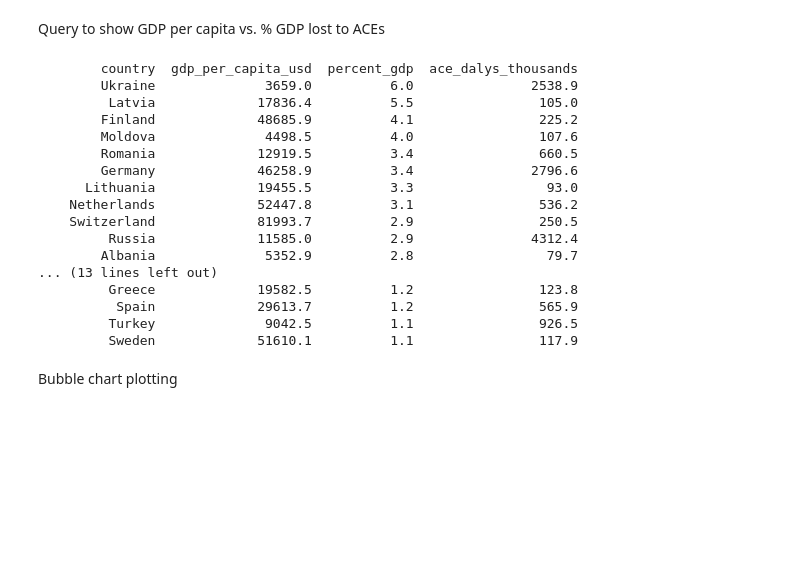
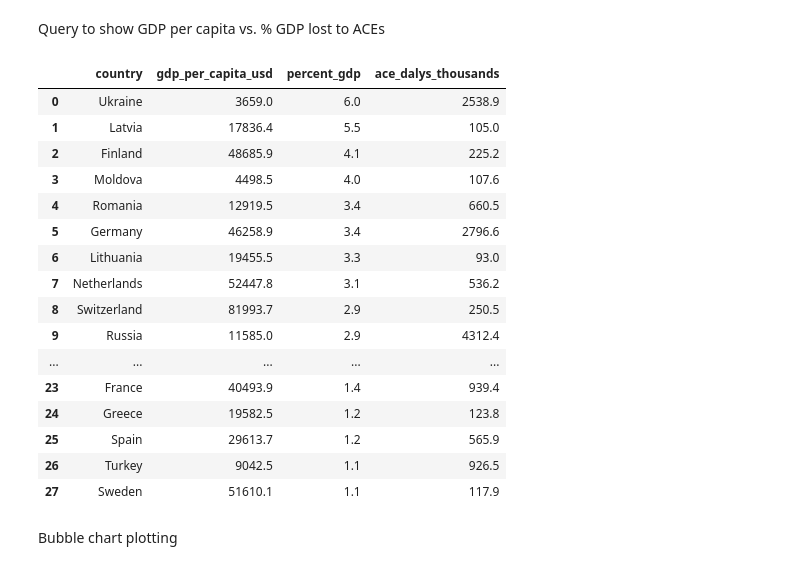
Before and after one commit to Nash-254/ACE-Insight, a Jupyter notebook: notebooks/2.ACE_Impact_notebook.ipynb, the cells around one changed output. Cells and saved outputs as stored; diff of their text form; code cells hidden in the pictures; blank space fills up the shorter version.

```diff
--- a/notebooks/2.ACE_Impact_notebook.ipynb
+++ b/notebooks/2.ACE_Impact_notebook.ipynb
@@ -235,34 +235,34 @@ Query to show GDP per capita vs. % GDP lost to ACEs
 # %%
 # GDP and DALYs query
 cost_query = """
 SELECT
     country,
     gdp_per_capita_usd,
     percent_gdp,
     ace_dalys_thousands
 FROM ace_impact.country_costs
 ORDER BY percent_gdp DESC;
 """
 df = pd.read_sql(cost_query, engine)
-print(df.to_string(index=False))
+df
 # %% [output]
-        country  gdp_per_capita_usd  percent_gdp  ace_dalys_thousands
-        Ukraine              3659.0          6.0               2538.9
-         Latvia             17836.4          5.5                105.0
-        Finland             48685.9          4.1                225.2
-        Moldova              4498.5          4.0                107.6
-        Romania             12919.5          3.4                660.5
-        Germany             46258.9          3.4               2796.6
-      Lithuania             19455.5          3.3                 93.0
-    Netherlands             52447.8          3.1                536.2
-    Switzerland             81993.7          2.9                250.5
-         Russia             11585.0          2.9               4312.4
-        Albania              5352.9          2.8                 79.7
-... (13 lines left out)
-         Greece             19582.5          1.2                123.8
-          Spain             29613.7          1.2                565.9
-         Turkey              9042.5          1.1                926.5
-         Sweden             51610.1          1.1                117.9
+|  | country | gdp_per_capita_usd | percent_gdp | ace_dalys_thousands |
+| 0 | Ukraine | 3659.0 | 6.0 | 2538.9 |
+| 1 | Latvia | 17836.4 | 5.5 | 105.0 |
+| 2 | Finland | 48685.9 | 4.1 | 225.2 |
+| 3 | Moldova | 4498.5 | 4.0 | 107.6 |
+| 4 | Romania | 12919.5 | 3.4 | 660.5 |
+| 5 | Germany | 46258.9 | 3.4 | 2796.6 |
+| 6 | Lithuania | 19455.5 | 3.3 | 93.0 |
+| 7 | Netherlands | 52447.8 | 3.1 | 536.2 |
+| 8 | Switzerland | 81993.7 | 2.9 | 250.5 |
+| 9 | Russia | 11585.0 | 2.9 | 4312.4 |
+| ... | ... | ... | ... | ... |
+| 23 | France | 40493.9 | 1.4 | 939.4 |
+| 24 | Greece | 19582.5 | 1.2 | 123.8 |
+| 25 | Spain | 29613.7 | 1.2 | 565.9 |
+| 26 | Turkey | 9042.5 | 1.1 | 926.5 |
+| 27 | Sweden | 51610.1 | 1.1 | 117.9 |
 # %% [markdown]
 Bubble chart plotting
 # %%
```
Also changed, not shown: parts of 3 cells of this notebook, 2 other files.
